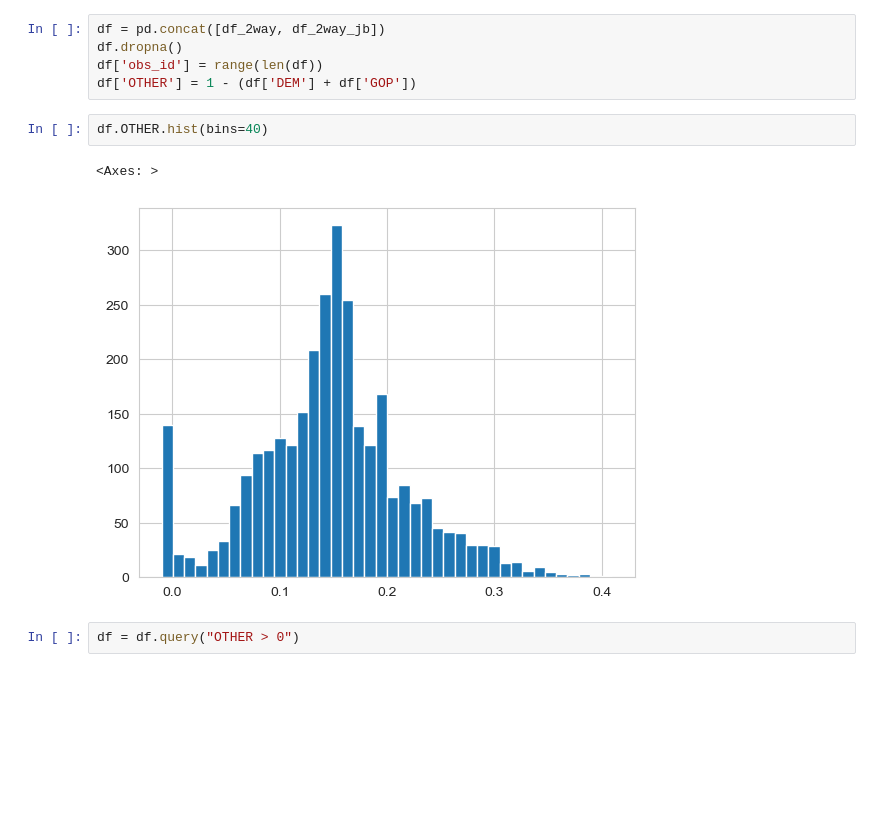
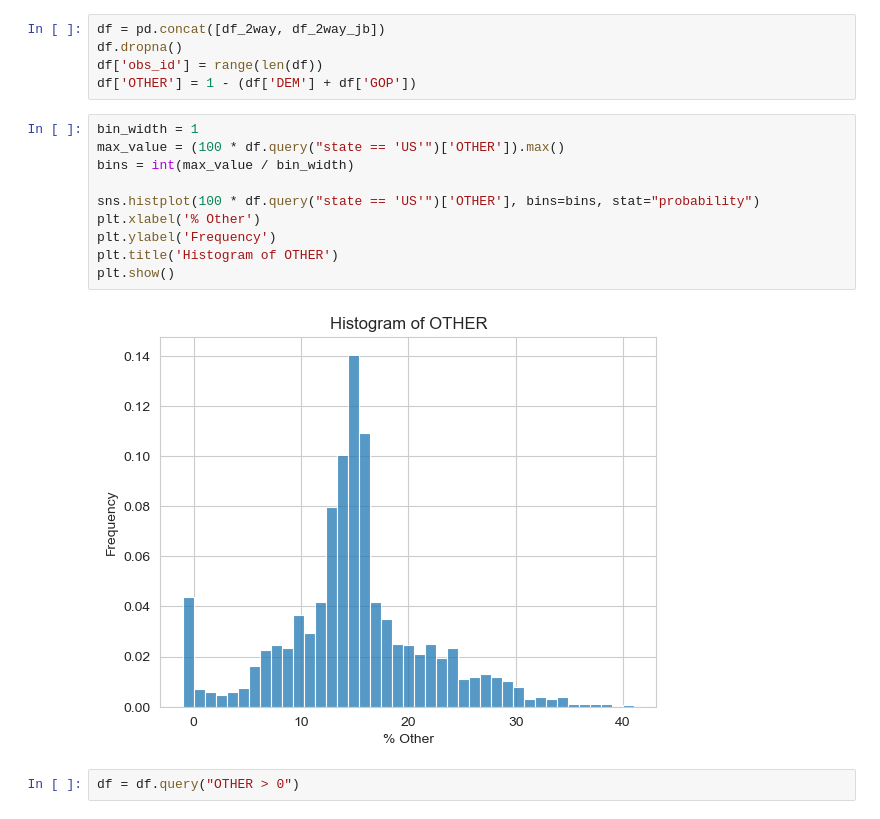
Before and after one commit to andrewpwalters/US-Presidential-Fundamentals, a Jupyter notebook: Notebooks/Polling Model - United States 2024.ipynb, the cells around one changed output. Drawn from its saved outputs; the diff is of its cells as text; blank space fills up the shorter version.

```diff
--- a/Notebooks/Polling Model - United States 2024.ipynb
+++ b/Notebooks/Polling Model - United States 2024.ipynb
@@ -91,9 +92,16 @@ df.dropna()
 df['obs_id'] = range(len(df))
 df['OTHER'] = 1 - (df['DEM'] + df['GOP'])
 # %%
-df.OTHER.hist(bins=40)
+bin_width = 1
+max_value = (100 * df.query("state == 'US'")['OTHER']).max()
+bins = int(max_value / bin_width)
+
+sns.histplot(100 * df.query("state == 'US'")['OTHER'], bins=bins, stat="probability")
+plt.xlabel('% Other')
+plt.ylabel('Frequency')
+plt.title('Histogram of OTHER')
+plt.show()
 # %% [output]
-<Axes: >
-[figure, old version]
+[figure, new version]
 # %%
 df = df.query("OTHER > 0")
```
Also changed, not shown: parts of 51 cells of this notebook, 1 other file.
